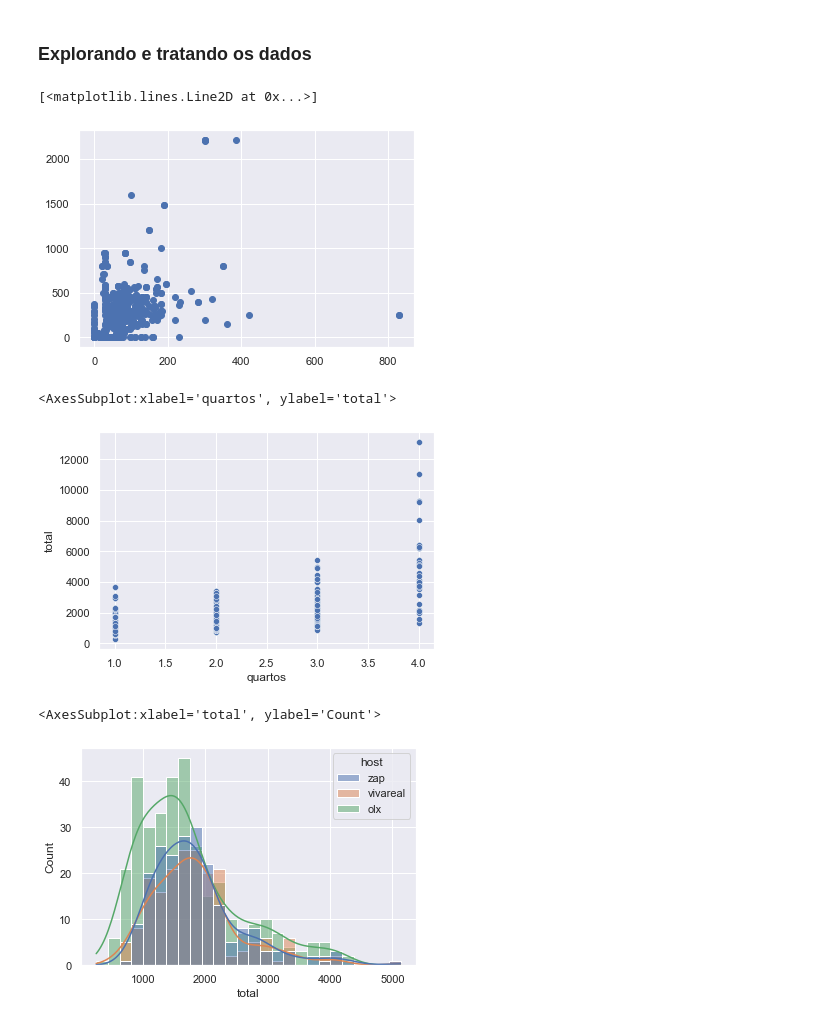
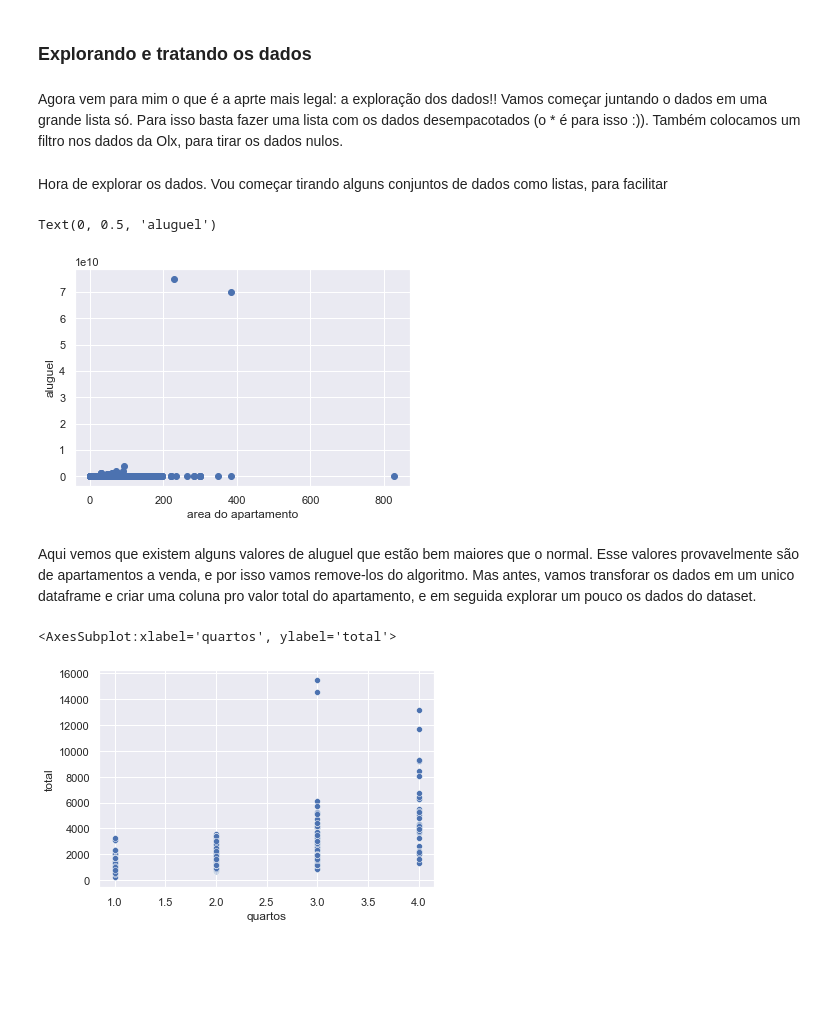
Before and after one commit to cyaneto/DataScienceProjects, a Jupyter notebook: Webscrapping de alugueis/WebScrapping de alugueis.ipynb, the cells around one changed output. Saved outputs shown, nothing was run; the diff lists cells and outputs as text; code cells hidden in the pictures; blank space fills up the shorter version.

Commit message:
Add files via upload
Melhorei as descrições e limpei um pouco o codigo.

```diff
--- a/Webscrapping de alugueis/WebScrapping de alugueis.ipynb
+++ b/Webscrapping de alugueis/WebScrapping de alugueis.ipynb
@@ -342,7 +267,7 @@ def get_olx(anuncio):
                                      localizacao=anuncio_data_localizacao,
                                      quartos=int(anuncio_data_quartos),
                                      condominio=float(anuncio_data_condominio),
-                                     iptu=float(50),
+                                     iptu=float(anuncio_data_aluguel)*0.07,
                                      area=float(anuncio_data_area),
                                      banheiros=int(anuncio_data_banheiros),
                                      garagens=int(anuncio_data_garagem),
@@ -350,4 +277,4 @@ def get_olx(anuncio):
 # %%
-for anuncio in house_containers_olx:
+for anuncio in house_containers_olx[0:5]:
     print(get_olx(anuncio))
 # %% [output]
@@ -371,16 +290,4 @@ None
 # %%
-def get_card_values(text, attr, attr_name, regex="[^0-9]", regex_div=''):
-    for line in text:
-        if line.has_attr(attr):
-            if any(word in [attr_name] for word in line[attr]):
-                ret= re.sub(regex, regex_div, line.text)
-                if ret =='':
-                    return 0
-                else:
-                    return ret
-    return 0
-
-
 def get_vivareal(anuncio):
     anuncio_data= anuncio.find_all(['div', 'p', 'span', 'li'])
     anuncio_data_aluguel = get_card_values(anuncio_data, 'class',
@@ -407,7 +314,7 @@ def get_vivareal(anuncio):
                                      localizacao=anuncio_data_localizacao,
                                      quartos=int(anuncio_data_quartos),
                                      condominio=float(anuncio_data_condominio),
-                                     iptu=float(50),
+                                     iptu=float(anuncio_data_aluguel)*0.07,
                                      area=float(anuncio_data_area),
                                      banheiros=int(anuncio_data_banheiros),
                                      garagens=int(anuncio_data_garagem),
@@ -415,4 +324,4 @@ def get_vivareal(anuncio):
 # %%
-for anuncio in house_containers_vivareal:
+for anuncio in house_containers_vivareal[0:5]:
     print(get_vivareal(anuncio))
 # %% [output]
@@ -540,13 +407,19 @@ vivareal_data[0:5]
 # %% [markdown]
 ### Explorando e tratando os dados
+# %% [markdown]
+Agora vem para mim o que é a aprte mais legal: a exploração dos dados!! Vamos começar juntando o dados em uma grande lista só. Para isso basta fazer uma lista com os dados desempacotados (o * é para isso :)). Também colocamos um filtro nos dados da Olx, para tirar os dados nulos.
 # %%
 total_data= [*zap_data , *vivareal_data , *list(filter(None, olx_data))]
+# %% [markdown]
+Hora de explorar os dados. Vou começar tirando alguns conjuntos de dados como listas, para facilitar
 # %%
 alugueis=[a[0] for a in total_data]
 condominio=[a[3] for a in total_data]
 area=[a[5] for a in total_data]
 # %%
-plt.plot(area, condominio, 'o')
+plt.plot(area, alugueis, 'o') #pequeno exemplo de como se graficar os dados
+plt.xlabel('area do apartamento')
+plt.ylabel('aluguel')
 # %% [output]
-[<matplotlib.lines.Line2D at 0x...>]
+Text(0, 0.5, 'aluguel')
-[figure, old version]
+[figure, new version]
@@ -560,11 +426,14 @@ df['total']= df.aluguel+df.condominio+df.iptu
+# %% [markdown]
+Aqui vemos que existem alguns valores de aluguel que estão bem maiores que o normal. Esse valores provavelmente são de apartamentos a venda, e por isso vamos remove-los do algoritmo. Mas antes, vamos transforar os dados em um unico dataframe e criar uma coluna pro valor total do apartamento, e em seguida explorar um pouco os dados do dataset.
 # %%
-sns.scatterplot(data=df[df.aluguel<1000000],x='quartos', y='total' )
+df=pd.DataFrame(total_data, columns= [
+                      "aluguel", "localizacao", "quartos", "condominio", "iptu", "area",
+                      "banheiros", "garagens", 'host'
+                  ])
+
+df['total']= df.aluguel+df.condominio+df.iptu
+
+sns.scatterplot(data=df[df.aluguel<100000],x='quartos', y='total' )
 # %% [output]
 <AxesSubplot:xlabel='quartos', ylabel='total'>
-[figure, old version]
+[figure, new version]
-# %%
-sns.color_palette("crest", as_cmap=True)
-sns.histplot(data=df[df.aluguel<4000],x='total', kde=True, hue='host')
-# %% [output]
-<AxesSubplot:xlabel='total', ylabel='Count'>
-[figure, removed]
```
Also changed, not shown: parts of 61 cells of this notebook.
